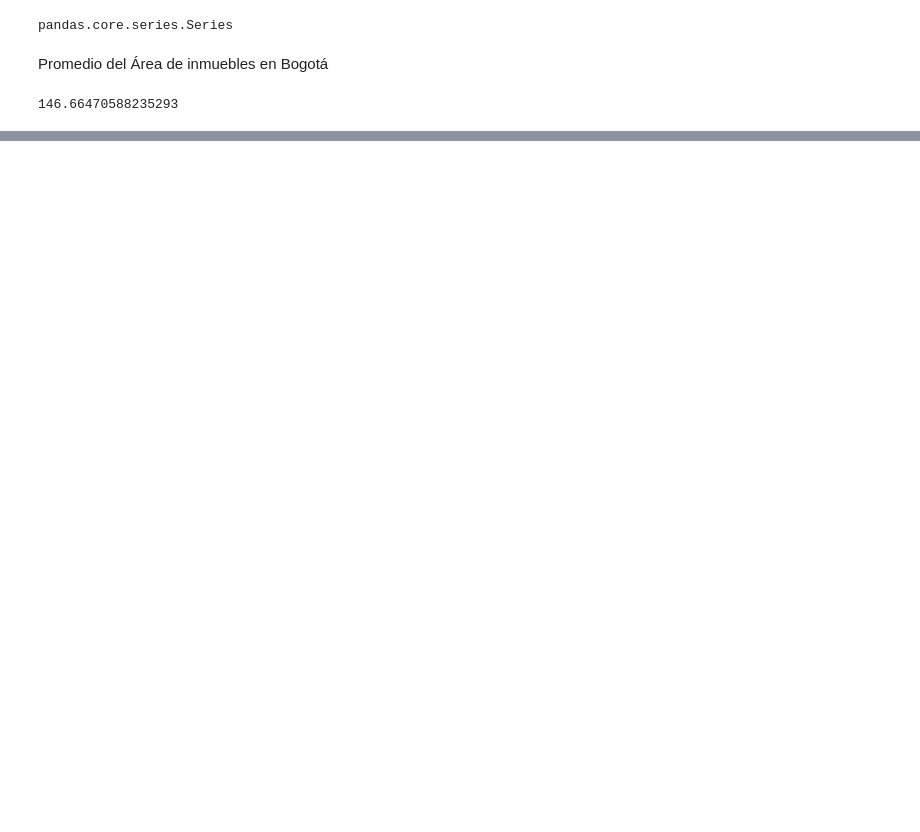
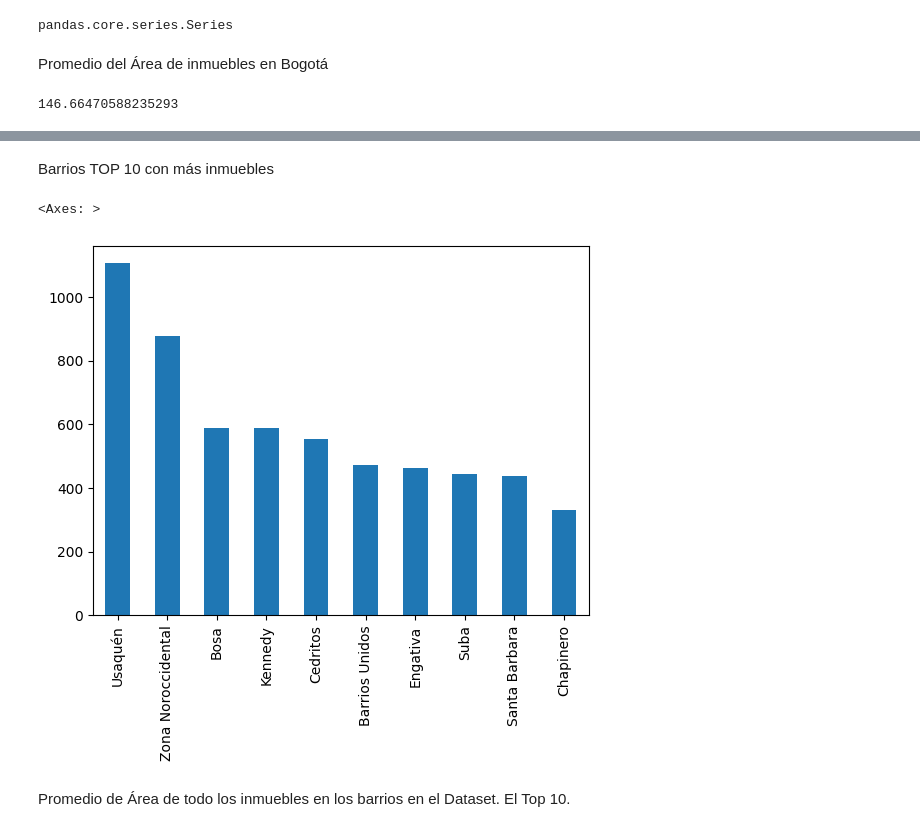
Before and after one commit to nestormarlier/alura-latam, a Jupyter notebook: Inmersion_Datos_Aula1.ipynb, the cells around one changed output, grey strips where cells are left out. Cells and saved outputs as stored; diff of their text form; code cells hidden in the pictures; blank space fills up the shorter version.

```diff
--- a/Inmersion_Datos_Aula1.ipynb
+++ b/Inmersion_Datos_Aula1.ipynb
@@ -119,0 +235,9 @@ inmuebles.Area.mean()
+# %% [markdown]
+Barrios TOP 10 con más inmuebles
+# %%
+inmuebles_barrio.head(10).plot.bar()
+# %% [output]
+<Axes: >
+[figure, added]
+# %% [markdown]
+Promedio de Área de todo los inmuebles en los barrios en el Dataset. El Top 10.
```
Also changed, not shown: parts of 33 cells of this notebook.
